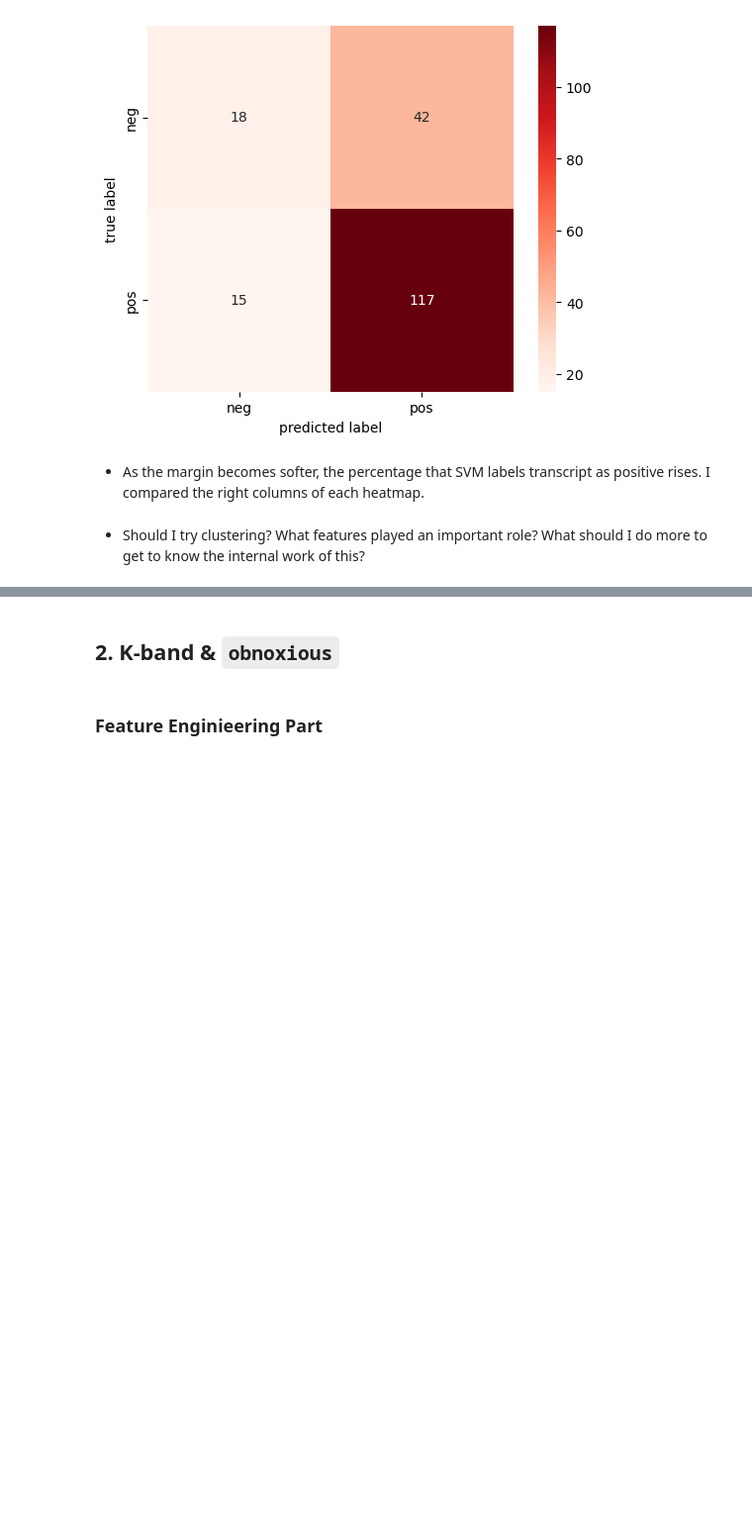
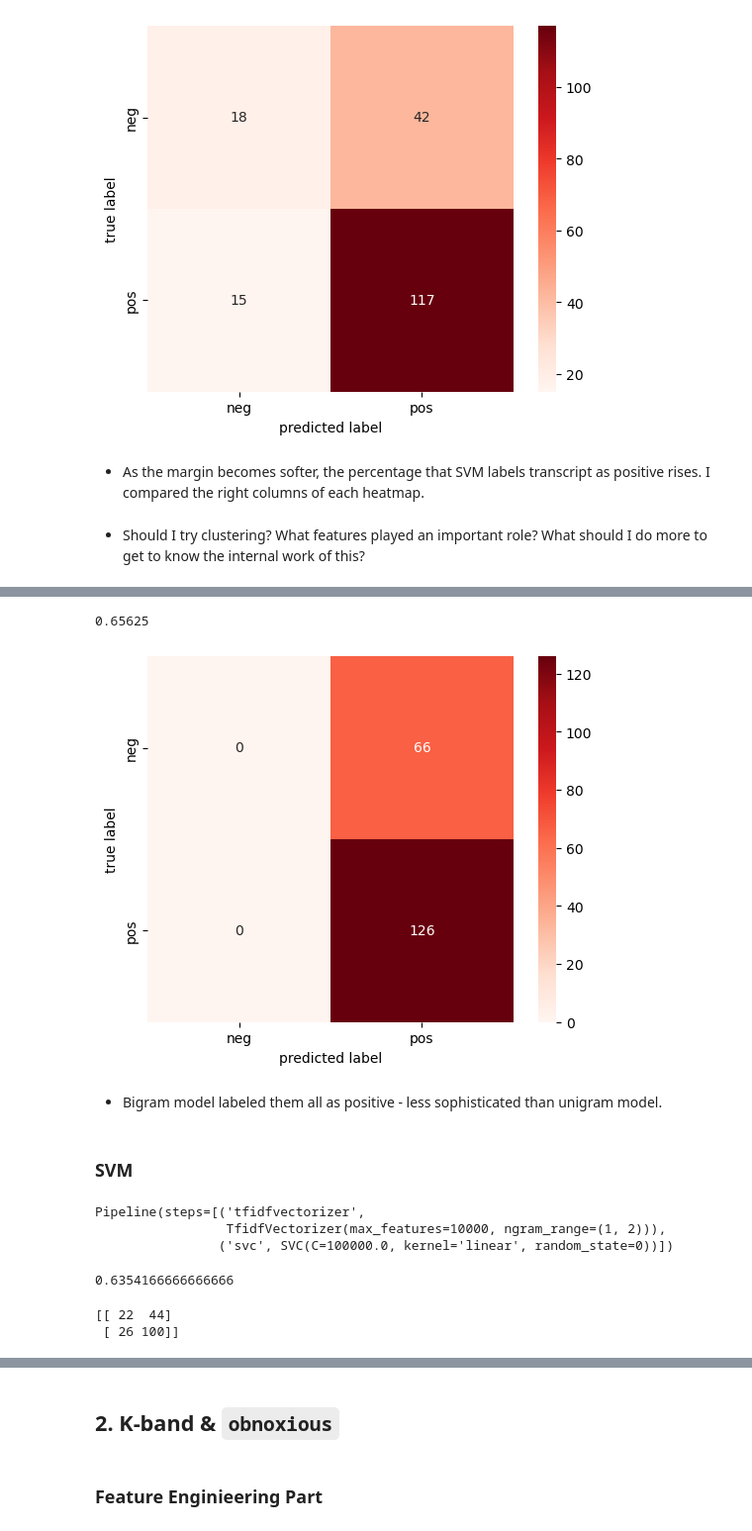
Before and after one commit to Data-Science-for-Linguists-2023/TED-Talk-Rating-Analysis, a Jupyter notebook: code/TED_talk_Analysis.ipynb, the cells around one changed output, grey strips where cells are left out. Shown at 99% size. Cells and saved outputs as stored; diff of their text form; code cells hidden in the pictures; blank space fills up the shorter version.

```diff
--- a/code/TED_talk_Analysis.ipynb
+++ b/code/TED_talk_Analysis.ipynb
@@ -238,0 +239,4 @@ plt.show()
+# %%
+# split the data into train set and test set
+trans_train, trans_test, label_train, label_test = train_test_split(ted_clean.transcript, ted_clean.label,
+                                                                    test_size=0.2, random_state=10)
@@ -238,0 +258,50 @@ plt.show()
+# %%
+# Make NB model with bigram feature
+NBmodel = make_pipeline(TfidfVectorizer(max_features=10000, ngram_range=(2, 2)),
+                        MultinomialNB())
+NBmodel.fit(trans_train, label_train)
+
+
+accuracy_score(label_test, NBmodel.predict(trans_test))
+# %% [output]
+0.65625
+# %%
+# a heatmap with bigram NB model
+label_pred = NBmodel.predict(trans_test)
+mat = confusion_matrix(label_test, label_pred)
+
+sns.heatmap(mat, square=True, annot=True, fmt='d', cmap="Reds",
+xticklabels=['neg', 'pos'], yticklabels=['neg', 'pos'])
+
+plt.xlabel('predicted label')
+plt.ylabel('true label')
+plt.show()
+# %% [output]
+[figure, added]
+# %% [markdown]
+* Bigram model labeled them all as positive - less sophisticated than unigram model.
+# %% [markdown]
+### SVM
+# %%
+# make svm with bigram feature and train it
+bigram_svm = make_pipeline(TfidfVectorizer(max_features=10000, ngram_range=(1,2)),
+                         SVC(kernel='linear', C=1E5, random_state=0))
+
+bigram_svm.fit(trans_train, label_train)
+# %% [output]
+Pipeline(steps=[('tfidfvectorizer',
+                 TfidfVectorizer(max_features=10000, ngram_range=(1, 2))),
+                ('svc', SVC(C=100000.0, kernel='linear', random_state=0))])
+# %%
+# Check the accuracy
+accuracy_score(label_test, bigram_svm.predict(trans_test))
+# %% [output]
+0.6354166666666666
+# %%
+# make a confusion_matrix to make a heatmap
+label_pred = bigram_svm.predict(trans_test)
+mat = confusion_matrix(label_test, label_pred)  # label_test (arg1) = y axis, label_pred (arg2) = x axis
+print(mat)
+# %% [output]
+[[ 22  44]
+ [ 26 100]]
```
Also changed, not shown: parts of 9 cells of this notebook.
